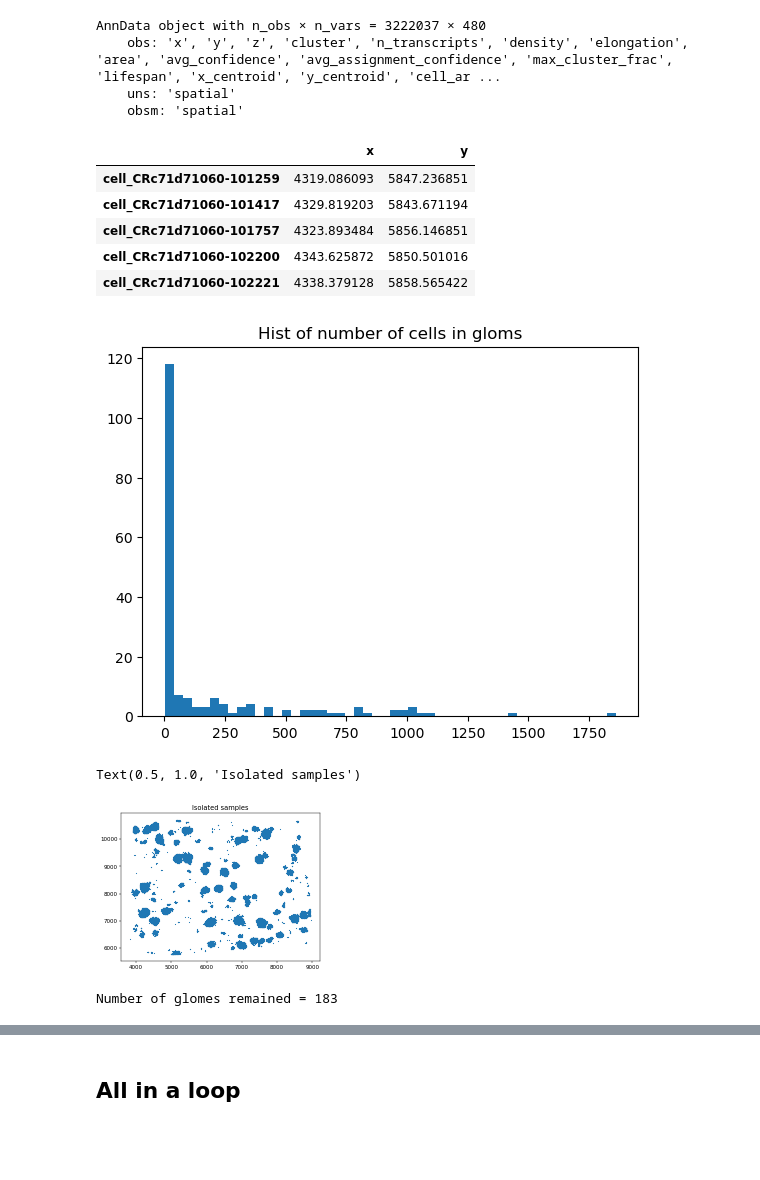
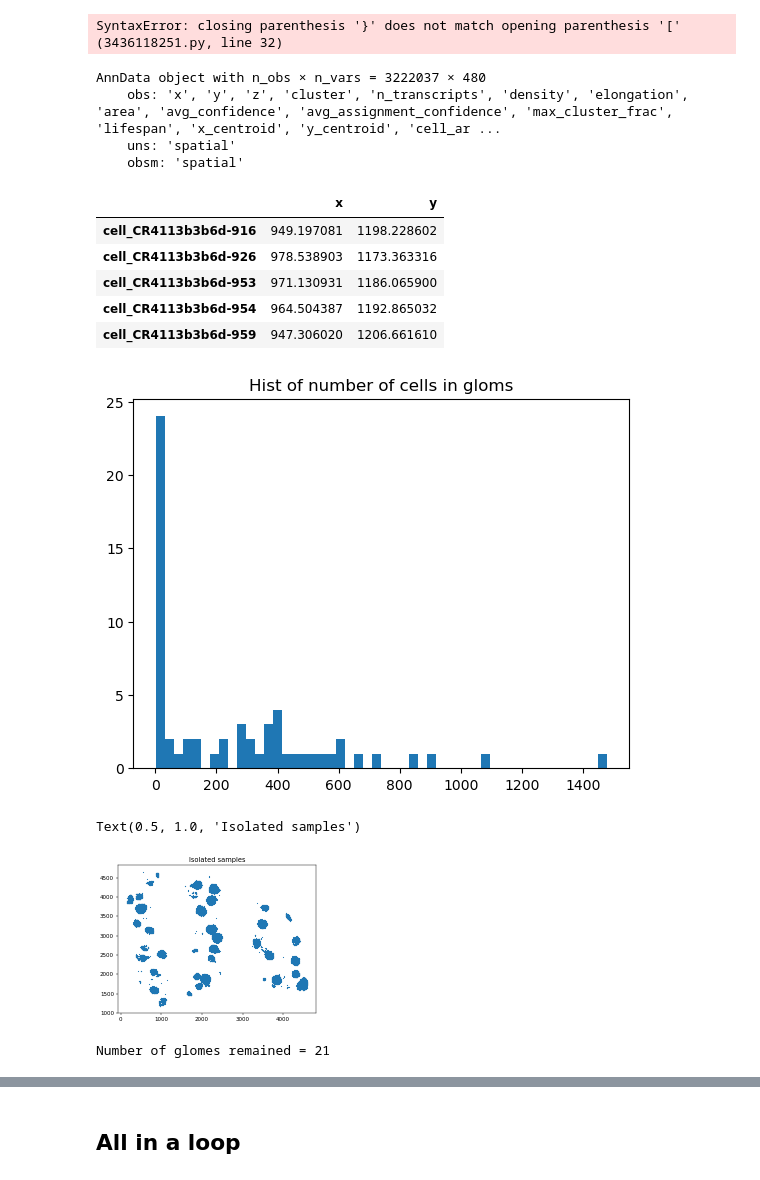
Before and after one commit to imsb-uke/xenium-cgn, a Jupyter notebook: notebooks/06_domain_identification/04_clean&number_gloms.ipynb, the cells around one changed output, grey strips where cells are left out. Drawn from its saved outputs; the diff is of its cells as text; code cells hidden in the pictures; blank space fills up the shorter version.

```diff
--- a/notebooks/06_domain_identification/04_clean&number_gloms.ipynb
+++ b/notebooks/06_domain_identification/04_clean&number_gloms.ipynb
@@ -33,8 +33,40 @@ threshol_set = {
     'X15'  : {'threshold' : [120, 800], 'remove_no' : []},
     'X16'  : {'threshold' : [120, 800], 'remove_no' : []},
     'X17'  : {'threshold' : [50, 800], 'remove_no' : [41, 49, 31]},
-    'X21'  : {'threshold' : [50, 800], 'remove_no' : [41, 49, 31]},
+    'X21'  : {'threshold' : [100, 8000], 'remove_no' : [5,28,24,62,65,76,119,133,135,139,173,176,177,93,101,116,115,106,171,168,169,87,22,170,48,54,95,11,18,17,178,137,142,11,130,97,11,84,78,83,131,26,30,61,82,114,11,18,17]},
+    'X23'  : {'threshold' : [20, 800], 'remove_no' : [0, 4, 5]},
+    'X24'  : {'threshold' : [100, 800], 'remove_no' : []},
+    'X25'  : {'threshold' : [0, 800], 'remove_no' : [0, 3, 6, 7, 8, 10]},
+    'X27'  : {'threshold' : [100, 800], 'remove_no' : []},
+    'X29'  : {'threshold' : [100, 800], 'remove_no' : []},
+    'X30'  : {'threshold' : [100, 800], 'remove_no' : []},
+    'X33'  : {'threshold' : [100, 800], 'remove_no' : []},
+    'X35'  : {'threshold' : [80, 800], 'remove_no' : [9]},
+    'X36'  : {'threshold' : [80, 800], 'remove_no' : [12, 7, 25, 24]},
+    'X37'  : {'threshold' : [20, 800], 'remove_no' : [9,10,11,19,7]},
+    'X38'  : {'threshold' : [20, 800], 'remove_no' : [5, 13]},
+    'X39'  : {'threshold' : [80, 800], 'remove_no' : []},
+    'X40'  : {'threshold' : [20, 800], 'remove_no' : [2]},
+    'X43'  : {'threshold' : [20, 800], 'remove_no' : [0,2,12]},
+    'X45'  : {'threshold' : [20, 800], 'remove_no' : [0,5]},
+    'X46'  : {'threshold' : [150, 800], 'remove_no' : [3, 5]},
+    'X47'  : {'threshold' : [50, 800], 'remove_no' : []},
+    'X48'  : {'threshold' : [100, 800], 'remove_no' : []},
+    'X49'  : {'threshold' : [100, 800], 'remove_no' : []},
+    'X50'  : {'threshold' : [50, 800], 'remove_no' : []},
+    'X51'  : {'threshold' : [20, 800], 'remove_no' : [1, 12]},
+    'X52'  : {'threshold' : [20, 800], 'remove_no' : [5},
+    'X53'  : {'threshold' : [50, 900], 'remove_no' : [21,27,26,33,35,36,16,55,61,63,64,65,62]},
+    'X53'  : {'threshold' : [50, 900], 'remove_no' : []},
+    'X54'  : {'threshold' : [20, 900], 'remove_no' : [9]},
+    'X56'  : {'threshold' : [100, 900], 'remove_no' : [0]},
+    'X58'  : {'threshold' : [100, 900], 'remove_no' : []},
+    'X60'  : {'threshold' : [50, 900], 'remove_no' : [0, 2, 3, 13, 16]},
+    'X62'  : {'threshold' : [200, 900], 'remove_no' : []},
+    'X63'  : {'threshold' : [200, 900], 'remove_no' : []},
 }
+# %% [output]
+SyntaxError: closing parenthesis '}' does not match opening parenthesis '[' (3436118251.py, line 32)
 # %%
 adata = sc.read_h5ad("data/adata_nichepca_per_sample_with_domain_1.h5ad")
 adata = ad.AnnData(
@@ -55,20 +87,20 @@ sample_set = adata.obs['sample'].unique()
 # %%
 ## Get glom locations
 # i = 0
 # sample = sample_set[i]
-sample = 'X21'
+sample = 'X63'
 
 adata_i = adata[adata.obs['sample'] == sample]
 df_glom_i = adata_i.obs.loc[adata_i.obs['domains'] == 'Glom.', ['x', 'y']]
 
 df_glom_i.head()
 # %% [output]
 |  | x | y |
-| cell_CRc71d71060-101259 | 4319.086093 | 5847.236851 |
-| cell_CRc71d71060-101417 | 4329.819203 | 5843.671194 |
-| cell_CRc71d71060-101757 | 4323.893484 | 5856.146851 |
-| cell_CRc71d71060-102200 | 4343.625872 | 5850.501016 |
-| cell_CRc71d71060-102221 | 4338.379128 | 5858.565422 |
+| cell_CR4113b3b6d-916 | 949.197081 | 1198.228602 |
+| cell_CR4113b3b6d-926 | 978.538903 | 1173.363316 |
+| cell_CR4113b3b6d-953 | 971.130931 | 1186.065900 |
+| cell_CR4113b3b6d-954 | 964.504387 | 1192.865032 |
+| cell_CR4113b3b6d-959 | 947.306020 | 1206.661610 |
 # %%
 # Cluster gloms
 ## Make a distnace matrix via KDTree
@@ -96,16 +128,16 @@ plt.figure(dpi=dpi)
 plt.scatter(coords[:, 0], coords[:, 1], s=1, cmap="jet")
 plt.title("Isolated samples")
 # %% [output]
-[figure, old version]
+[figure, new version]
 Text(0.5, 1.0, 'Isolated samples')
-[figure, old version]
+[figure, new version]
 # %%
 # Set threshold
-threshold = [0, 8000]
-remove_no = [5,28,24,]
+threshold = [50, 8000]
+remove_no = [0,30,5,6,8,10,13,16,25,22,48,43,59,9,7,35]
 
 # threshold = [0, 8000]
-remove_no = []
+# remove_no = []
 
 cc_filtered = [c for i, c in enumerate(cc) if (len(c) > threshold[0]) and (len(c) < threshold[1]) and (i not in remove_no)]
 
@@ -123,7 +155,7 @@ else:
                 glom_number.append(n)
                 break
 # %% [output]
-Number of glomes remained = 183
+Number of glomes remained = 21
 # %%
 # Make glom_adata "adata_glom" for sample i
 X_glom = adata_i.X[adata_i.obs['domains'] == 'Glom.', :].copy()
```
Also changed, not shown: parts of 12 cells of this notebook, 3 other files.
